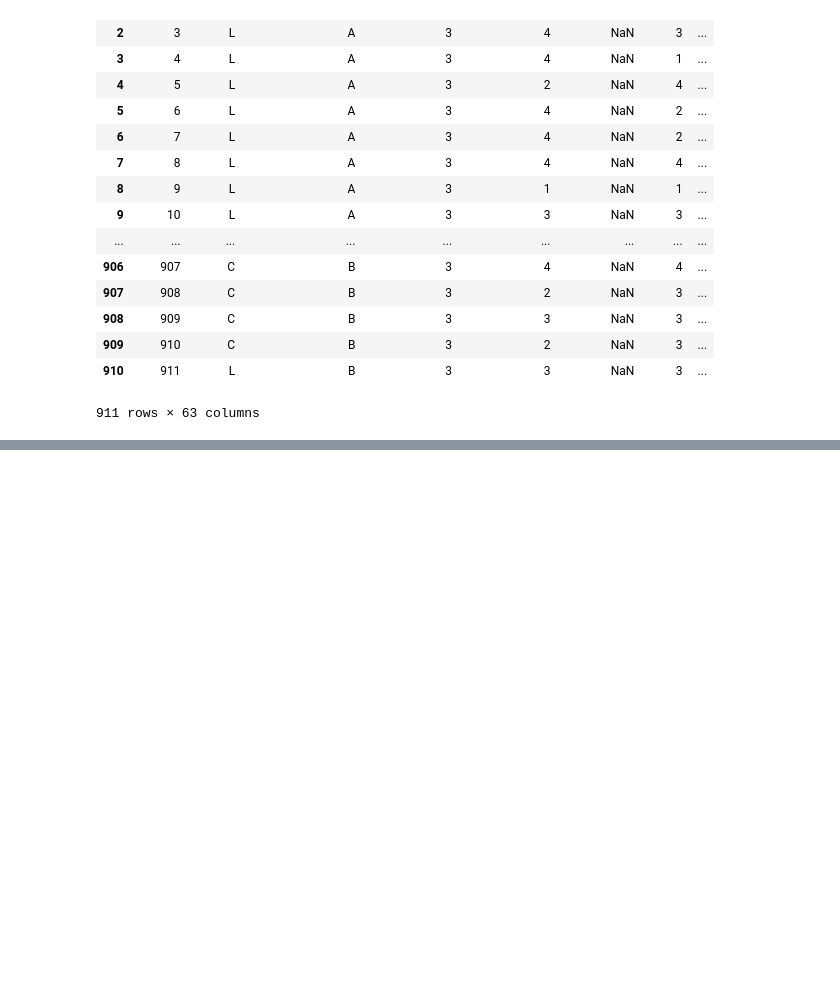
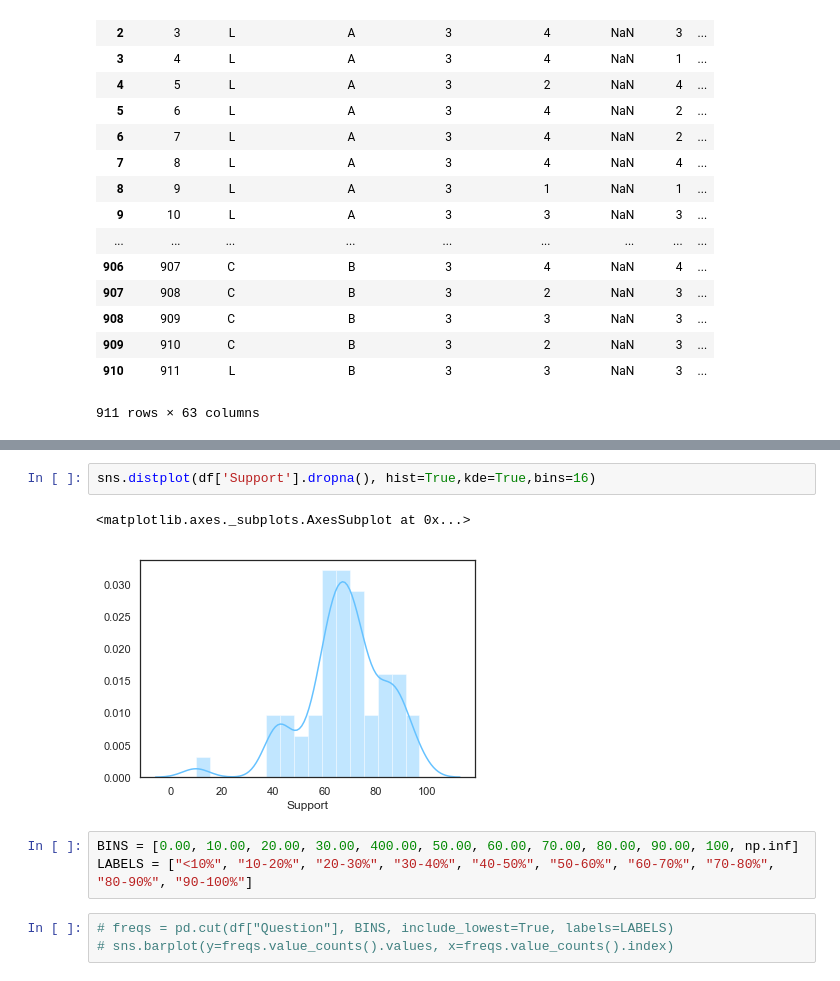
Before and after one commit to jaebooker/OvertonObservatory, a Jupyter notebook: OvertonObservatory.ipynb, the cells around one changed output, grey strips where cells are left out. Cells and saved outputs as stored; diff of their text form; blank space fills up the shorter version.

```diff
--- a/OvertonObservatory.ipynb
+++ b/OvertonObservatory.ipynb
@@ -121,0 +136,11 @@ edf
+# %%
+sns.distplot(df['Support'].dropna(), hist=True,kde=True,bins=16)
+# %% [output]
+<matplotlib.axes._subplots.AxesSubplot at 0x...>
+[figure, added]
+# %%
+BINS = [0.00, 10.00, 20.00, 30.00, 400.00, 50.00, 60.00, 70.00, 80.00, 90.00, 100, np.inf]
+LABELS = ["<10%", "10-20%", "20-30%", "30-40%", "40-50%", "50-60%", "60-70%", "70-80%", "80-90%", "90-100%"]
+# %%
+# freqs = pd.cut(df["Question"], BINS, include_lowest=True, labels=LABELS)
+# sns.barplot(y=freqs.value_counts().values, x=freqs.value_counts().index)
```
Also changed, not shown: parts of 14 cells of this notebook, 41 other files.
